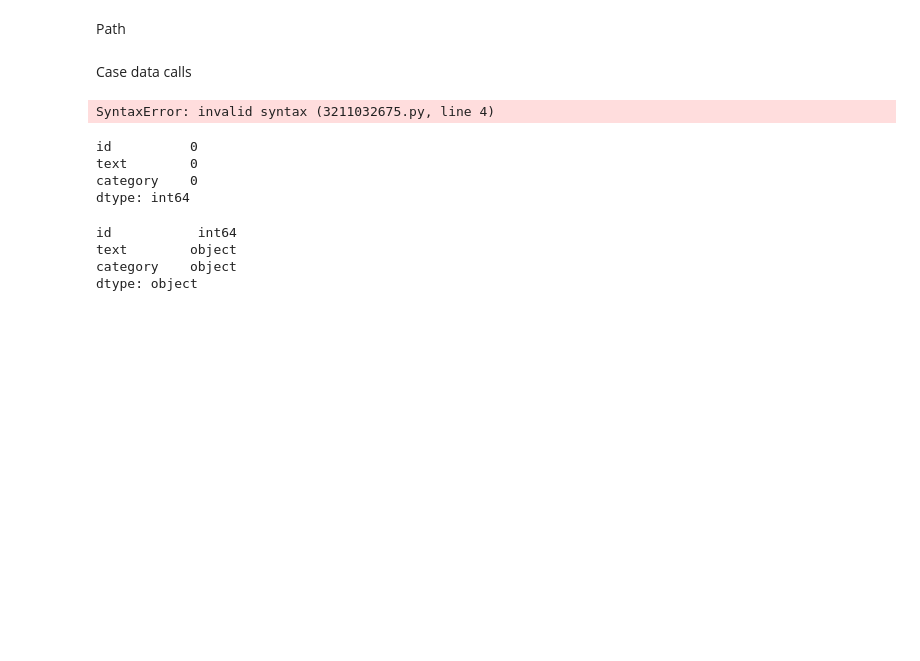
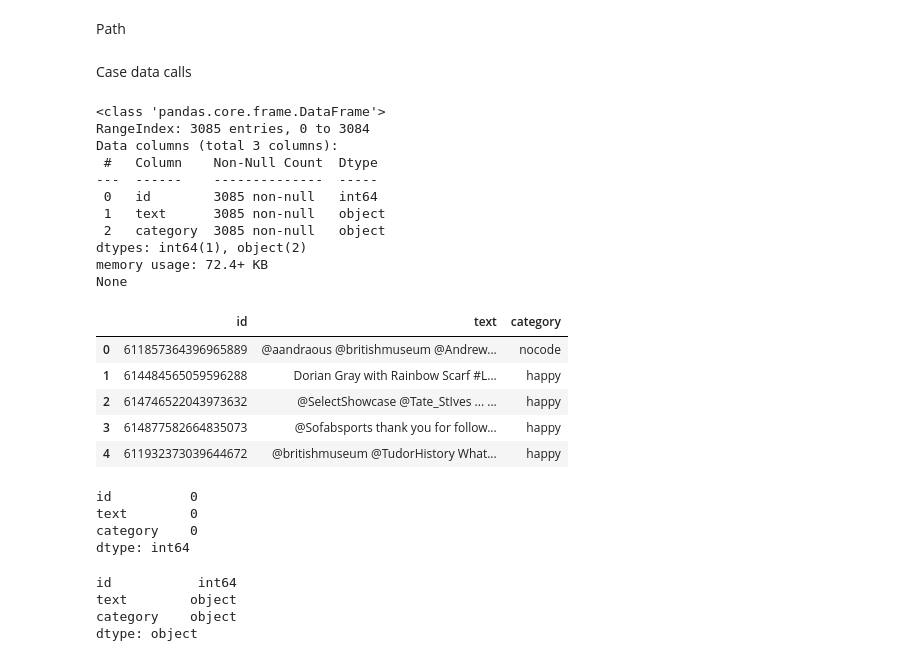
Before and after one commit to Thanesh-Ravindran/bert-twitter-sentiment-analysis, a Jupyter notebook: notebooks/01_eda.ipynb, the cells around one changed output. Cells and saved outputs as stored; diff of their text form; code cells hidden in the pictures; blank space fills up the shorter version.

```diff
--- a/notebooks/01_eda.ipynb
+++ b/notebooks/01_eda.ipynb
@@ -23,10 +23,26 @@ Case data calls
 # %%
 df_raw = pd.read_csv(f'{RAW_PATH}\smileannotationsfinal.csv', delimiter=',', names=['id', 'text', 'category'])
 print(df_raw.info())
 
-.head()
+df_raw.head()
 # %% [output]
-SyntaxError: invalid syntax (3211032675.py, line 4)
+<class 'pandas.core.frame.DataFrame'>
+RangeIndex: 3085 entries, 0 to 3084
+Data columns (total 3 columns):
+ #   Column    Non-Null Count  Dtype
+---  ------    --------------  -----
+ 0   id        3085 non-null   int64
+ 1   text      3085 non-null   object
+ 2   category  3085 non-null   object
+dtypes: int64(1), object(2)
+memory usage: 72.4+ KB
+None
+|  | id | text | category |
+| 0 | 611857364396965889 | @aandraous @britishmuseum @Andrew... | nocode |
+| 1 | 614484565059596288 | Dorian Gray with Rainbow Scarf #L... | happy |
+| 2 | 614746522043973632 | @SelectShowcase @Tate_StIves ... ... | happy |
+| 3 | 614877582664835073 | @Sofabsports thank you for follow... | happy |
+| 4 | 611932373039644672 | @britishmuseum @TudorHistory What... | happy |
 # %%
 # check for nulls
 df_raw.isnull().sum()
```
Also changed, not shown: parts of 1 cell of this notebook.
